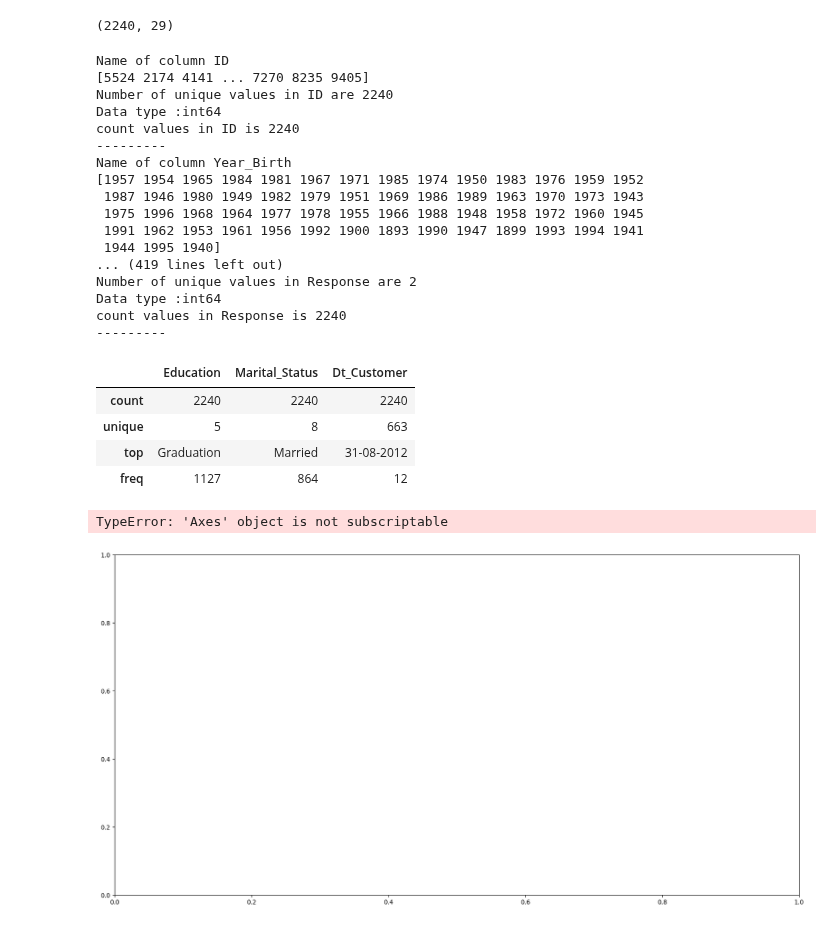
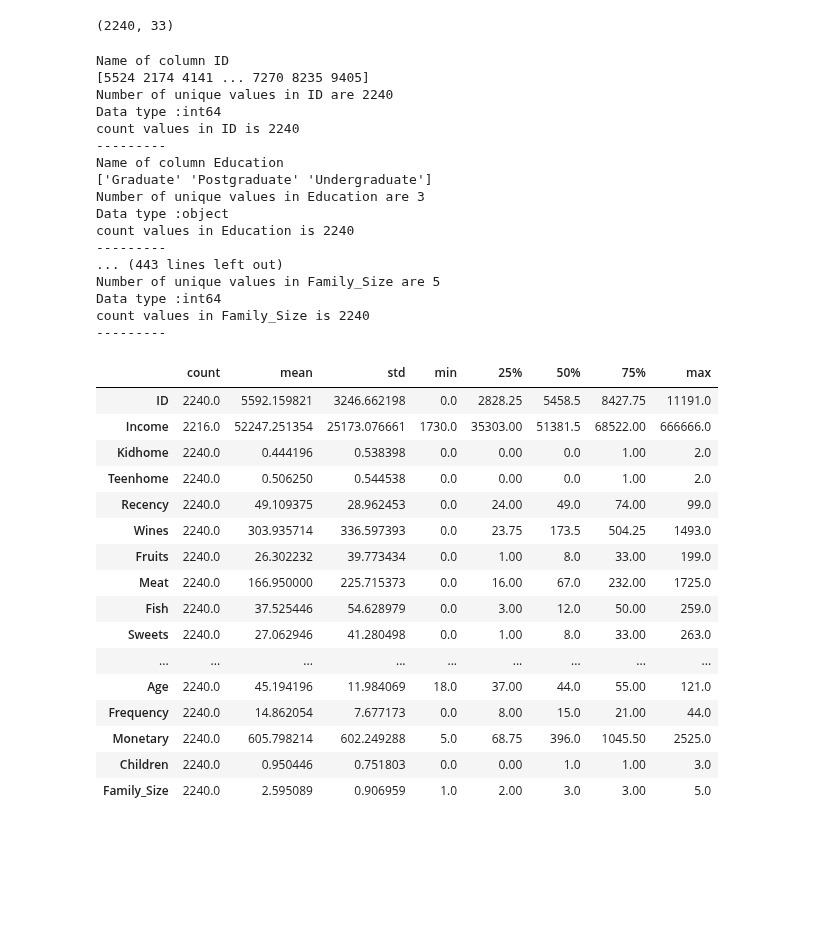
Before and after one commit to ChiuLinhPhat/project-, a Jupyter notebook: visual.ipynb, the cells around one changed output. Saved outputs shown, nothing was run; the diff lists cells and outputs as text; code cells hidden in the pictures; blank space fills up the shorter version.

```diff
--- a/visual.ipynb
+++ b/visual.ipynb
@@ -29,3 +9,30 @@ Name: count, dtype: int64
+# %%
+
+data['Age'] = 2014-data['Year_Birth']
+
+data["Frequency"]=data["NumDealsPurchases"] + data["NumWebPurchases"] + data["NumCatalogPurchases"] + data["NumStorePurchases"]
+
+
+data["Monetary"] = data["MntWines"]+ data["MntFruits"]+ data["MntMeatProducts"]+ data["MntFishProducts"]+ data["MntSweetProducts"]+ data["MntGoldProds"]
+
+
+data['Living_With'] = data['Marital_Status'].replace({'Married':'Partner','Together':'Partner',
+                                                 'Absurd':'Alone','Widow':'Alone','YOLO':'Alone','Divorced':'Alone','Single':'Alone'})
+
+data['Children'] = data['Kidhome'] + data['Teenhome']
+
+
+data['Family_Size'] = data['Living_With'].replace({'Alone': 1, 'Partner': 2}) + data['Children']
+
+
+data['Education'] = data['Education'].replace({'Basic':'Undergraduate','2nd Cycle':'Undergraduate','2n Cycle':'Undergraduate',
+                                          'Graduation':'Graduate','Master':'Postgraduate','PhD':'Postgraduate'})
+
+data = data.rename(columns={'MntWines':'Wines','MntFruits':'Fruits','MntMeatProducts':'Meat',
+                       'MntFishProducts':'Fish','MntSweetProducts':'Sweets','MntGoldProds':'Gold'})
+
+drop_col = ["Marital_Status", "Year_Birth"]
+data = data.drop(drop_col, axis=1)
 # %%
 df = data.copy()
 # %%
@@ -41,7 +48,7 @@ df.head()
 # %%
 df.shape
 # %% [output]
-(2240, 29)
+(2240, 33)
 # %%
 for i in df.columns:
     print('Name of column {}'.format(i))
@@ -57,32 +64,37 @@ Number of unique values in ID are 2240
 Data type :int64
 count values in ID is 2240
 ---------
-Name of column Year_Birth
-[1957 1954 1965 1984 1981 1967 1971 1985 1974 1950 1983 1976 1959 1952
- 1987 1946 1980 1949 1982 1979 1951 1969 1986 1989 1963 1970 1973 1943
- 1975 1996 1968 1964 1977 1978 1955 1966 1988 1948 1958 1972 1960 1945
- 1991 1962 1953 1961 1956 1992 1900 1893 1990 1947 1899 1993 1994 1941
- 1944 1995 1940]
-... (419 lines left out)
-Number of unique values in Response are 2
+Name of column Education
+['Graduate' 'Postgraduate' 'Undergraduate']
+Number of unique values in Education are 3
+Data type :object
+count values in Education is 2240
+---------
+... (443 lines left out)
+Number of unique values in Family_Size are 5
 Data type :int64
-count values in Response is 2240
+count values in Family_Size is 2240
 ---------
 # %%
-df.describe(include='O')
+df.describe().T
 # %% [output]
-|  | Education | Marital_Status | Dt_Customer |
-| count | 2240 | 2240 | 2240 |
-| unique | 5 | 8 | 663 |
-| top | Graduation | Married | 31-08-2012 |
-| freq | 1127 | 864 | 12 |
+|  | count | mean | std | min | 25% | 50% | 75% | max |
+| ID | 2240.0 | 5592.159821 | 3246.662198 | 0.0 | 2828.25 | 5458.5 | 8427.75 | 11191.0 |
+| Income | 2216.0 | 52247.251354 | 25173.076661 | 1730.0 | 35303.00 | 51381.5 | 68522.00 | 666666.0 |
+| Kidhome | 2240.0 | 0.444196 | 0.538398 | 0.0 | 0.00 | 0.0 | 1.00 | 2.0 |
+| Teenhome | 2240.0 | 0.506250 | 0.544538 | 0.0 | 0.00 | 0.0 | 1.00 | 2.0 |
+| Recency | 2240.0 | 49.109375 | 28.962453 | 0.0 | 24.00 | 49.0 | 74.00 | 99.0 |
+| Wines | 2240.0 | 303.935714 | 336.597393 | 0.0 | 23.75 | 173.5 | 504.25 | 1493.0 |
+| Fruits | 2240.0 | 26.302232 | 39.773434 | 0.0 | 1.00 | 8.0 | 33.00 | 199.0 |
+| Meat | 2240.0 | 166.950000 | 225.715373 | 0.0 | 16.00 | 67.0 | 232.00 | 1725.0 |
+| Fish | 2240.0 | 37.525446 | 54.628979 | 0.0 | 3.00 | 12.0 | 50.00 | 259.0 |
+| Sweets | 2240.0 | 27.062946 | 41.280498 | 0.0 | 1.00 | 8.0 | 33.00 | 263.0 |
+| ... | ... | ... | ... | ... | ... | ... | ... | ... |
+| Age | 2240.0 | 45.194196 | 11.984069 | 18.0 | 37.00 | 44.0 | 55.00 | 121.0 |
+| Frequency | 2240.0 | 14.862054 | 7.677173 | 0.0 | 8.00 | 15.0 | 21.00 | 44.0 |
+| Monetary | 2240.0 | 605.798214 | 602.249288 | 5.0 | 68.75 | 396.0 | 1045.50 | 2525.0 |
+| Children | 2240.0 | 0.950446 | 0.751803 | 0.0 | 0.00 | 1.0 | 1.00 | 3.0 |
+| Family_Size | 2240.0 | 2.595089 | 0.906959 | 1.0 | 2.00 | 3.0 | 3.00 | 5.0 |
-# %%
-fig,ax=plt.subplots(1,1,figsize=(20,10))
-sns.countplot(data=df,x='Marital_Status',ax=ax[0][0])
-sns.countplot(data=df,x='Education',ax=ax[0][1])
-# %% [output]
-TypeError: 'Axes' object is not subscriptable
-[figure, removed]
 # %%
 numerical_cols = df.select_dtypes(include=['int64', 'float64']).columns
 len(numerical_cols)
```
Also changed, not shown: parts of 13 cells of this notebook.
